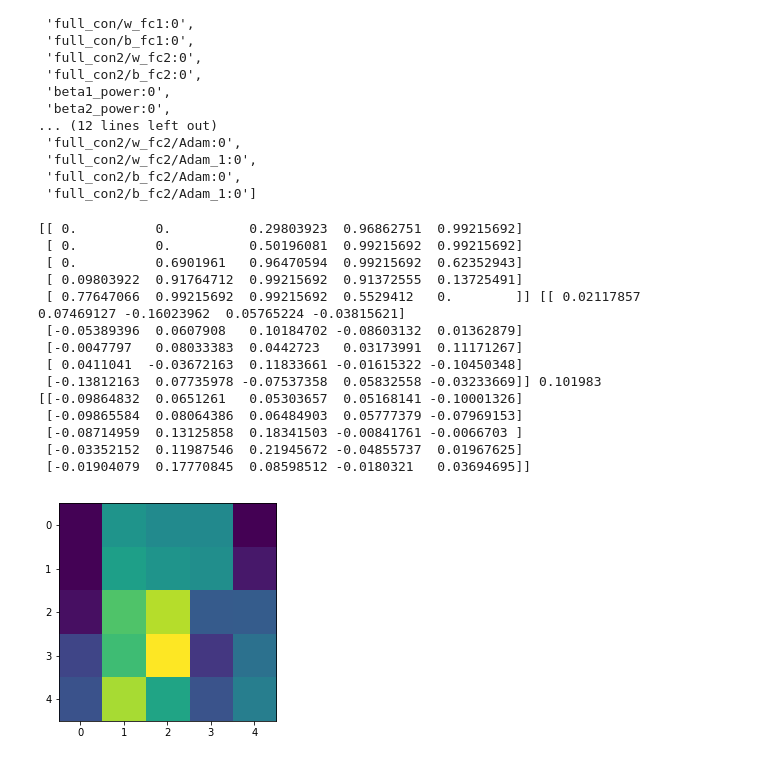
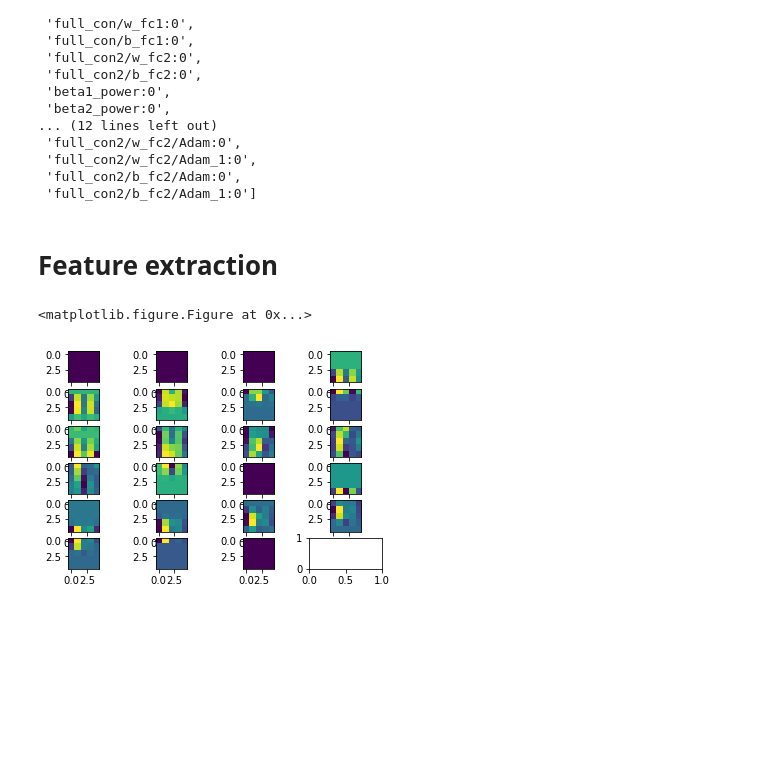
Before and after one commit to shijianjian/Master-Thesis_3D-CNN, a Jupyter notebook: 2d/2d_mnist.ipynb, the cells around one changed output. Drawn from its saved outputs; the diff is of its cells as text; code cells hidden in the pictures; blank space fills up the shorter version.

Commit message:
2d feature extraction

```diff
--- a/2d/2d_mnist.ipynb
+++ b/2d/2d_mnist.ipynb
@@ -382,52 +382,47 @@ get_all_var_names()
  'full_con2/w_fc2/Adam_1:0',
  'full_con2/b_fc2/Adam:0',
  'full_con2/b_fc2/Adam_1:0']
+# %% [markdown]
+# Feature extraction
 # %%
 new_graph = tf.Graph()
 with tf.Session(graph=new_graph) as sess:
     import os
     model_fqn = os.path.join(os.getcwd(), 'model', 'model-cnn')
     saver = tf.train.import_meta_graph(model_fqn + ".meta")
     saver.restore(sess, model_fqn)
 
     # Get default graph (supply your custom graph if you have one)
     graph = tf.get_default_graph()
 
     gvars = graph.get_collection(tf.GraphKeys.GLOBAL_VARIABLES)
 #     print(gvars)
     # Print out all the varables from current graph
 #     print([n.name for n in tf.get_default_graph().as_graph_def().node])
 
     # It will give tensor object by `scope/name:num`
     W1 = graph.get_tensor_by_name('layer_1/w:0')[:,:,:,:1]
     b1 = graph.get_tensor_by_name('layer_1/b:0')
     W1_value, b1_value = sess.run([W1, b1])
 
-    img = mnist.test.images[1].reshape(28, 28)[10:15, 10:15]
-    filter_1 = W1_value[:,:,:,:1].reshape(5,5)
-    print(img, filter_1, b1_value[1])
-    import numpy as np
-    x = np.matmul(img, filter_1)
-    print(x)
+    fig = plt.figure(figsize=(15,9))
 
-    plt.imshow(x)
+    f, axarr = plt.subplots(6,4)
+
+    for i in range(23): # (28-5)/1 + 1
+        img = mnist.test.images[1].reshape(28, 28)[i:i+5, i:i+5]
+        filter_1 = W1_value[:,:,:,:1].reshape(5,5) # using the first filter from conv_1
+        import numpy as np
+        im = np.matmul(img, filter_1)
+
+        x = int(i/4)
+        y = i - x*4
+        axarr[x, y].imshow(im)
+
     plt.show()
 # %% [output]
-[[ 0.          0.          0.29803923  0.96862751  0.99215692]
- [ 0.          0.          0.50196081  0.99215692  0.99215692]
- [ 0.          0.6901961   0.96470594  0.99215692  0.62352943]
- [ 0.09803922  0.91764712  0.99215692  0.91372555  0.13725491]
- [ 0.77647066  0.99215692  0.99215692  0.5529412   0.        ]] [[ 0.02117857  0.07469127 -0.16023962  0.05765224 -0.03815621]
- [-0.05389396  0.0607908   0.10184702 -0.08603132  0.01362879]
- [-0.0047797   0.08033383  0.0442723   0.03173991  0.11171267]
- [ 0.0411041  -0.03672163  0.11833661 -0.01615322 -0.10450348]
- [-0.13812163  0.07735978 -0.07537358  0.05832558 -0.03233669]] 0.101983
-[[-0.09864832  0.0651261   0.05303657  0.05168141 -0.10001326]
- [-0.09865584  0.08064386  0.06484903  0.05777379 -0.07969153]
- [-0.08714959  0.13125858  0.18341503 -0.00841761 -0.0066703 ]
- [-0.03352152  0.11987546  0.21945672 -0.04855737  0.01967625]
- [-0.01904079  0.17770845  0.08598512 -0.0180321   0.03694695]]
+<matplotlib.figure.Figure at 0x...>
-[figure, old version]
+[figure, new version]
 # %%
 import numpy as np
 
```
